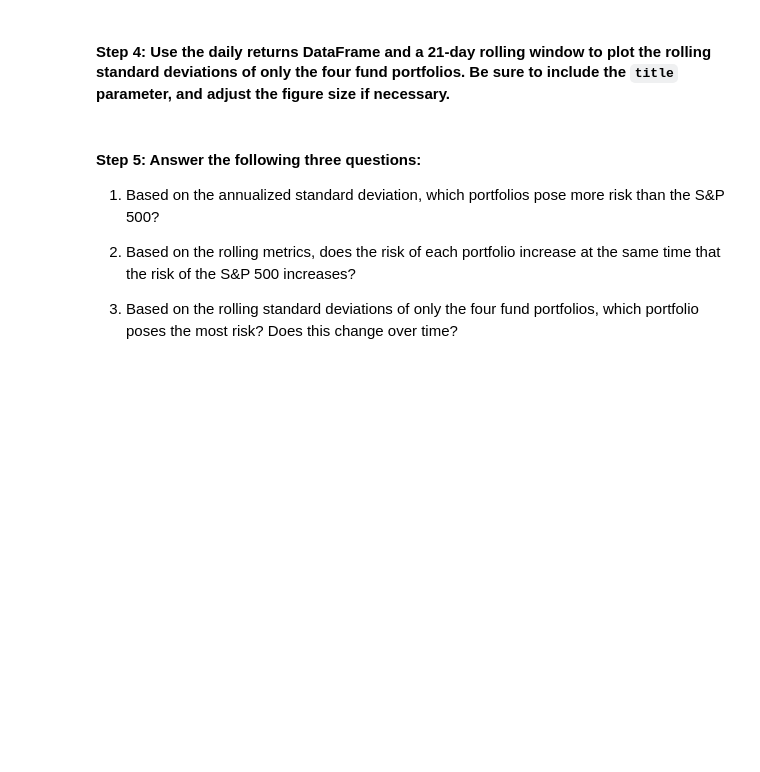
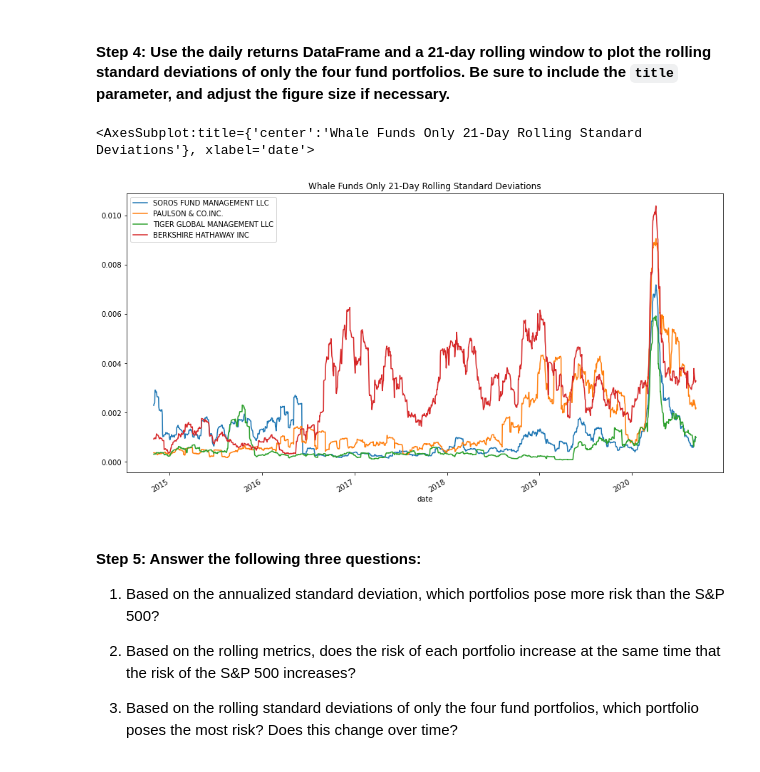
Before and after one commit to justcb/risk_return_analysis, a Jupyter notebook: risk_return_analysis.ipynb, the cells around one changed output. Cells and saved outputs as stored; diff of their text form; code cells hidden in the pictures; blank space fills up the shorter version.

```diff
--- a/risk_return_analysis.ipynb
+++ b/risk_return_analysis.ipynb
@@ -281,7 +292,11 @@ annualized_standard_deviation.sort_values()
 # %%
 # Using the daily return data and a 21-day rolling window, plot the rolling standard deviation of just the 4 portfolios.
 # Include a title parameter and adjust the figure size
 # YOUR CODE HERE
+whale_only_nav.rolling(window=21).std().plot(figsize = (15,8), title = "Whale Funds Only 21-Day Rolling Standard Deviations")
+# %% [output]
+<AxesSubplot:title={'center':'Whale Funds Only 21-Day Rolling Standard Deviations'}, xlabel='date'>
+[figure, added]
 # %% [markdown]
 #### Step 5: Answer the following three questions:
 
```
Also changed, not shown: parts of 5 cells of this notebook.
